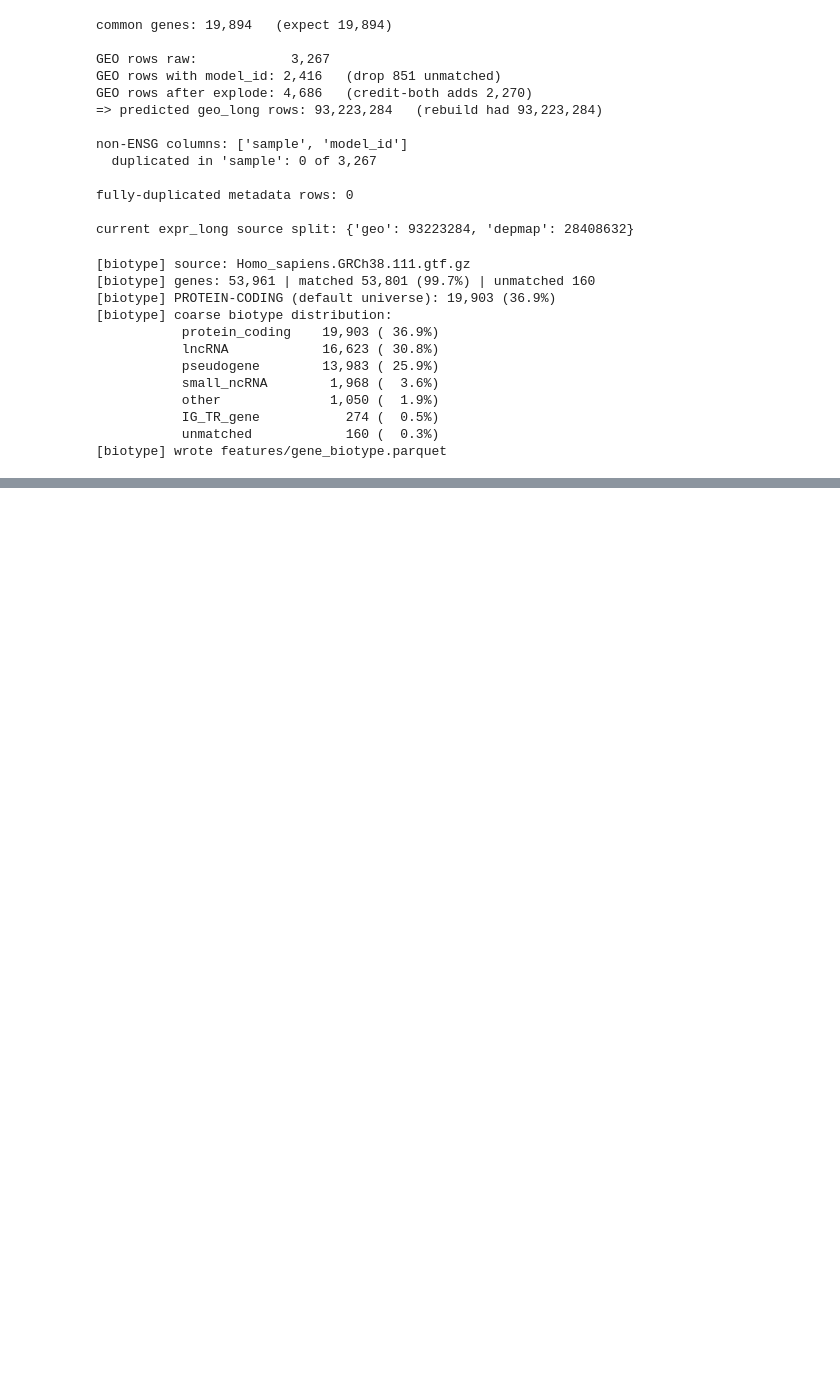
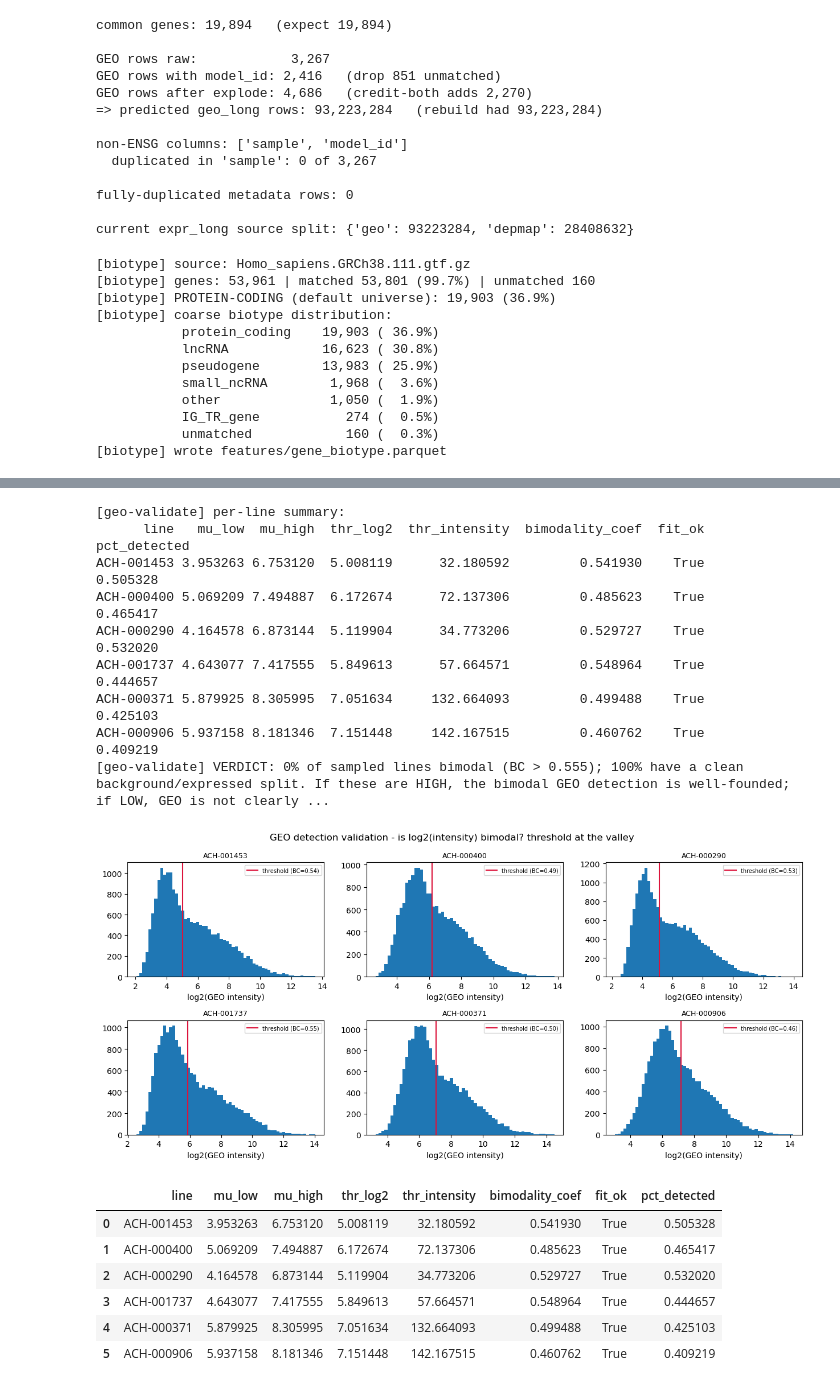
Before and after one commit to UoB-AstraZeneca-25-26/UoB-GeneTraceAI-25-26, a Jupyter notebook: src/Track - B/expr_diagnostics.ipynb, the cells around one changed output, grey strips where cells are left out. Cells and saved outputs as stored; diff of their text form; code cells hidden in the pictures; blank space fills up the shorter version.

```diff
--- a/src/Track - B/expr_diagnostics.ipynb
+++ b/src/Track - B/expr_diagnostics.ipynb
@@ -422,0 +544,28 @@ ann = bt.build_biotype_annotation(ensg_ids, gtf_path="Homo_sapiens.GRCh38.111.gt
+# %%
+import importlib.util
+
+path = "/Users/musa.official/Documents/UoB-GeneTraceAI-25-26/src/scripts/05_expression_features.py"
+
+spec = importlib.util.spec_from_file_location("expression_features", path)
+ef = importlib.util.module_from_spec(spec)
+spec.loader.exec_module(ef)
+
+ef.validate_geo_detection(expr_long, n_lines=6)
+# %% [output]
+[geo-validate] per-line summary:
+      line   mu_low  mu_high  thr_log2  thr_intensity  bimodality_coef  fit_ok  pct_detected
+ACH-001453 3.953263 6.753120  5.008119      32.180592         0.541930    True      0.505328
+ACH-000400 5.069209 7.494887  6.172674      72.137306         0.485623    True      0.465417
+ACH-000290 4.164578 6.873144  5.119904      34.773206         0.529727    True      0.532020
+ACH-001737 4.643077 7.417555  5.849613      57.664571         0.548964    True      0.444657
+ACH-000371 5.879925 8.305995  7.051634     132.664093         0.499488    True      0.425103
+ACH-000906 5.937158 8.181346  7.151448     142.167515         0.460762    True      0.409219
+[geo-validate] VERDICT: 0% of sampled lines bimodal (BC > 0.555); 100% have a clean background/expressed split. If these are HIGH, the bimodal GEO detection is well-founded; if LOW, GEO is not clearly ...
+[figure, added]
+|  | line | mu_low | mu_high | thr_log2 | thr_intensity | bimodality_coef | fit_ok | pct_detected |
+| 0 | ACH-001453 | 3.953263 | 6.753120 | 5.008119 | 32.180592 | 0.541930 | True | 0.505328 |
+| 1 | ACH-000400 | 5.069209 | 7.494887 | 6.172674 | 72.137306 | 0.485623 | True | 0.465417 |
+| 2 | ACH-000290 | 4.164578 | 6.873144 | 5.119904 | 34.773206 | 0.529727 | True | 0.532020 |
+| 3 | ACH-001737 | 4.643077 | 7.417555 | 5.849613 | 57.664571 | 0.548964 | True | 0.444657 |
+| 4 | ACH-000371 | 5.879925 | 8.305995 | 7.051634 | 132.664093 | 0.499488 | True | 0.425103 |
+| 5 | ACH-000906 | 5.937158 | 8.181346 | 7.151448 | 142.167515 | 0.460762 | True | 0.409219 |
```
Also changed, not shown: parts of 15 cells of this notebook, 7 other files.
